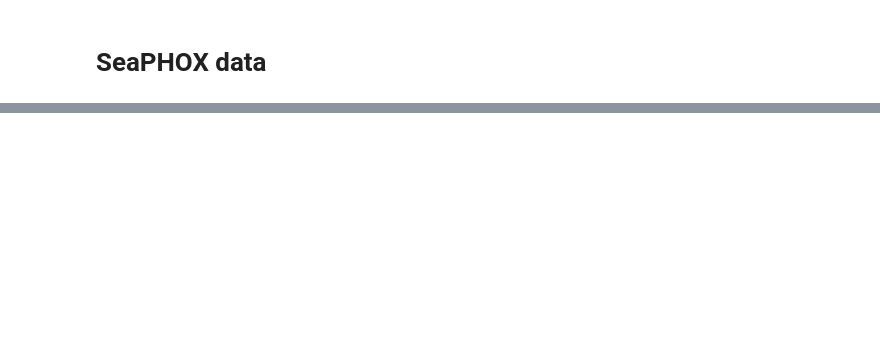
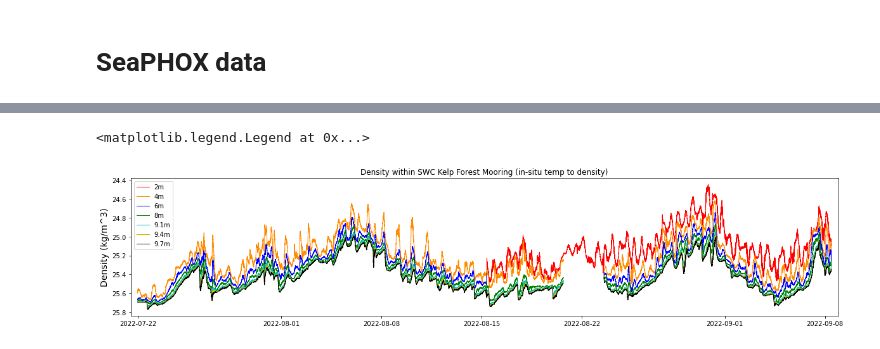
Before and after one commit to lagrady/Kelp-Forest-Hydrodynamics, a Jupyter notebook: notebooks/Temp_data.ipynb, the cells around one changed output, grey strips where cells are left out. Cells and saved outputs as stored; diff of their text form; code cells hidden in the pictures; blank space fills up the shorter version.

```diff
--- a/notebooks/Temp_data.ipynb
+++ b/notebooks/Temp_data.ipynb
@@ -252,0 +341,34 @@ ds.to_netcdf('SeaPHOX/seaphox.nc')
+# %%
+t1 = np.array(spxs1.Temperature).reshape(-1,1) # in-situ temperature
+d1 = np.array(spxs1.Density).reshape(-1,1) # in-situ density
+t2 = np.array(spxs2.Temperature).reshape(-1,1)
+d2 = np.array(spxs2.Density).reshape(-1,1)
+
+reg1 = LinearRegression().fit(t1, d1) # linear regression fit between the two variables
+reg2 = LinearRegression().fit(t2, d2)
+
+# Average components of both regressions
+m = (reg1.coef_[0] + reg2.coef_[0])/2
+b = (reg1.intercept_[0] + reg2.intercept_[0])/2
+
+# Apply the linear regression equation to kelp-forest temperature
+temp['Rho'] = (m * temp.Temperature) + b # The density estimates calculated using the linear equation of 'reg1'
+# %%
+plt.figure(figsize = (20, 4))
+
+plt.plot(temp.time, temp.Rho.isel(depth=0), 'r-', lw = 1)
+plt.plot(temp.time, temp.Rho.isel(depth=1), 'darkorange', lw = 1)
+plt.plot(temp.time, temp.Rho.isel(depth=2), 'b-', lw = 1)
+plt.plot(temp.time, temp.Rho.isel(depth=3), 'g-', lw = 1)
+plt.plot(temp.time, temp.Rho.isel(depth=4), 'c-', lw = 1)
+plt.plot(temp.time, temp.Rho.isel(depth=5), 'y-', lw = 1)
+plt.plot(temp.time, temp.Rho.isel(depth=6), 'k-', lw = 1)
+
+plt.ylabel("Density (kg/m^3)", fontsize=14)
+plt.margins(x=.01)
+plt.title('Density within SWC Kelp Forest Mooring (in-situ temp to density)')
+plt.gca().invert_yaxis()
+plt.legend(['2m','4m','6m','8m','9.1m', '9.4m', '9.7m'], loc = 'upper left')
+# %% [output]
+<matplotlib.legend.Legend at 0x...>
+[figure, added]
```
Also changed, not shown: parts of 30 cells of this notebook, 5 other files.
